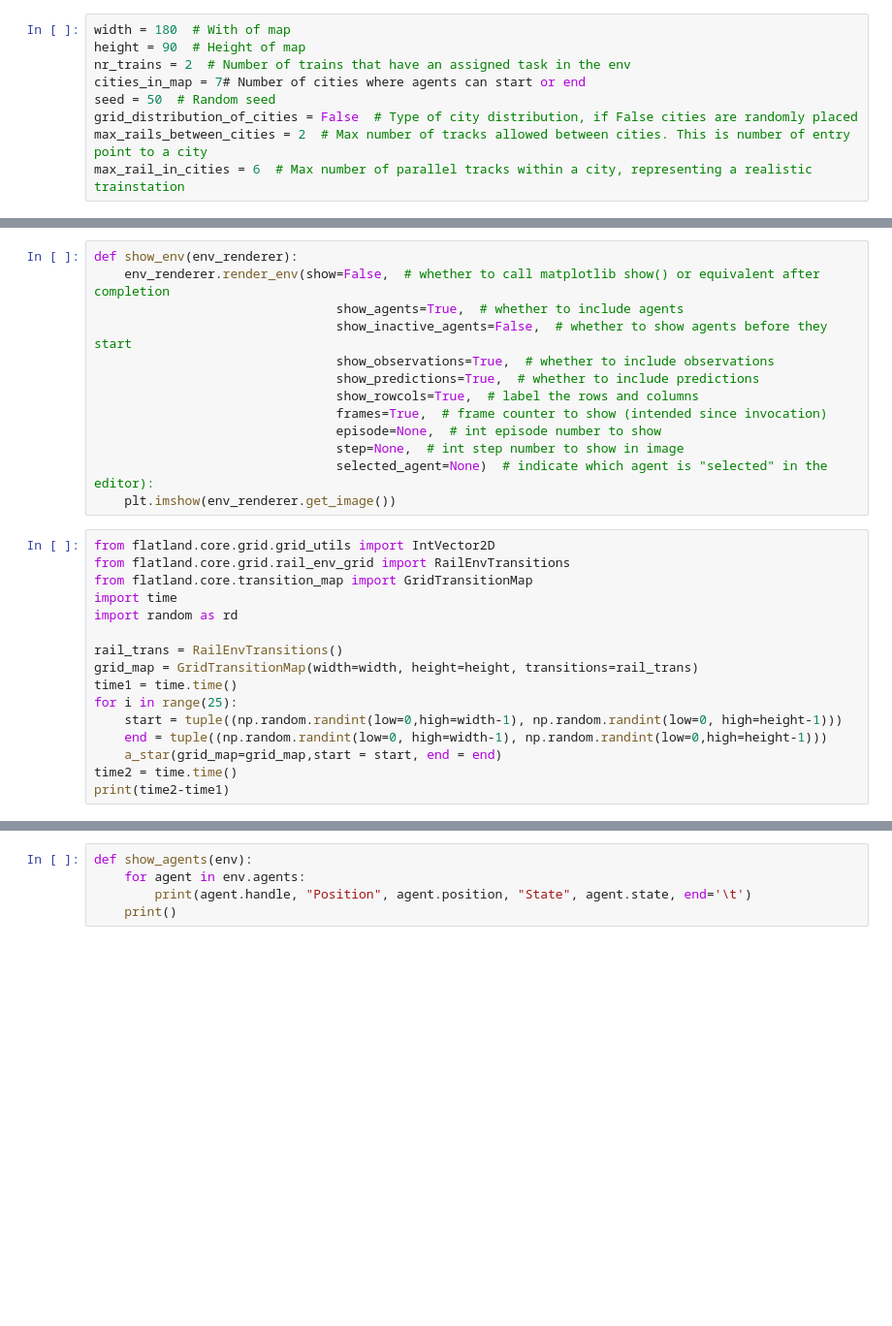
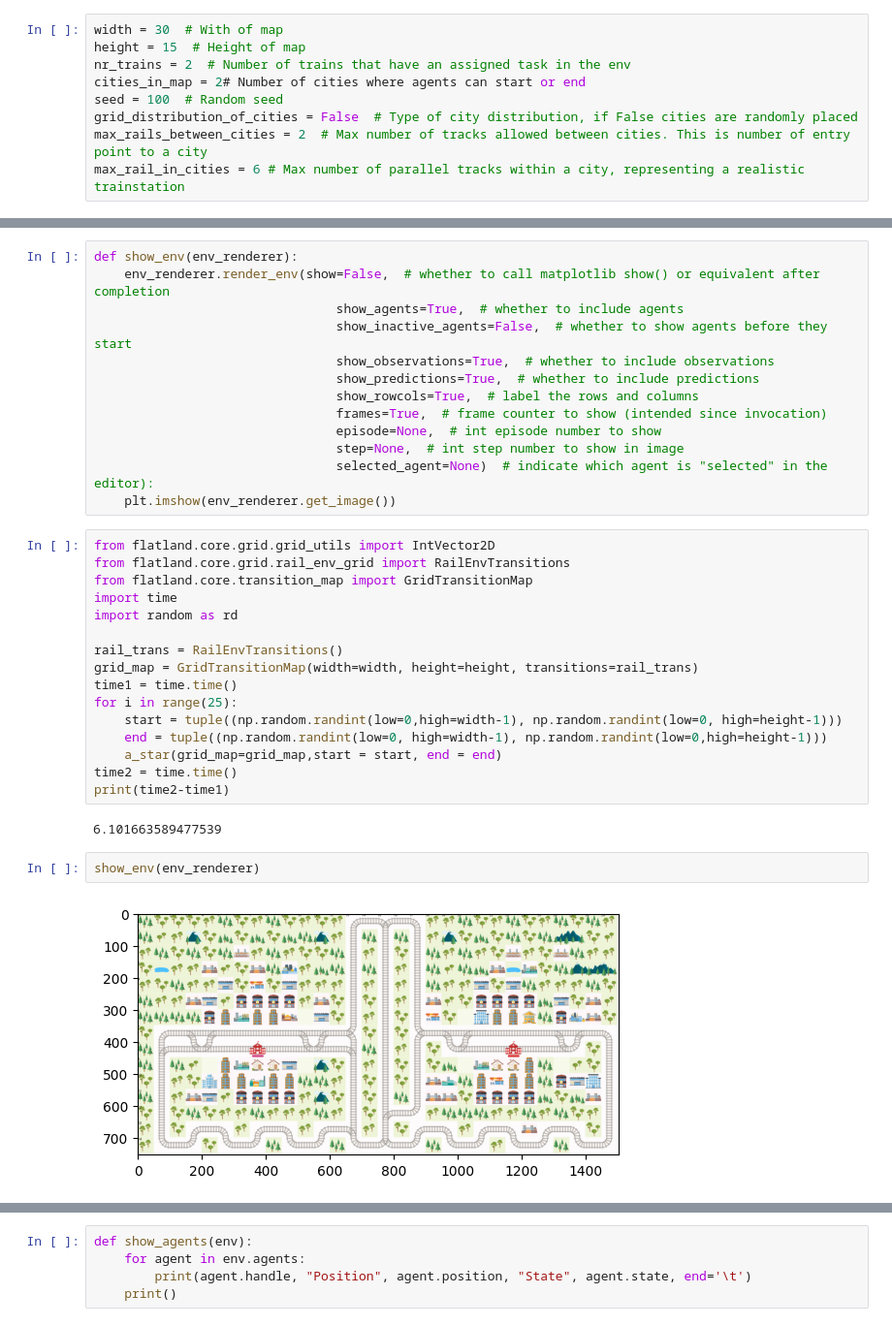
Before and after one commit to flatland-association/flatland-rl, a Jupyter notebook: notebooks/simple_env_creation.ipynb, the cells around one changed output, grey strips where cells are left out. Shown at 97% size. Saved outputs shown, nothing was run; the diff lists cells and outputs as text; blank space fills up the shorter version.

```diff
--- a/notebooks/simple_env_creation.ipynb
+++ b/notebooks/simple_env_creation.ipynb
@@ -35,14 +28,14 @@ from flatland.utils.rendertools import RenderTool, AgentRenderVariant
 
 import matplotlib.pyplot as plt
 # %%
-width = 180  # With of map
-height = 90  # Height of map
+width = 30  # With of map
+height = 15  # Height of map
 nr_trains = 2  # Number of trains that have an assigned task in the env
-cities_in_map = 7# Number of cities where agents can start or end
-seed = 50  # Random seed
+cities_in_map = 2# Number of cities where agents can start or end
+seed = 100  # Random seed
 grid_distribution_of_cities = False  # Type of city distribution, if False cities are randomly placed
 max_rails_between_cities = 2  # Max number of tracks allowed between cities. This is number of entry point to a city
-max_rail_in_cities = 6  # Max number of parallel tracks within a city, representing a realistic trainstation
+max_rail_in_cities = 6 # Max number of parallel tracks within a city, representing a realistic trainstation
 # %%
 rail_generator = sparse_rail_generator(max_num_cities=cities_in_map,
                                        seed=seed,
@@ -159,6 +170,12 @@ for i in range(25):
     a_star(grid_map=grid_map,start = start, end = end)
 time2 = time.time()
 print(time2-time1)
+# %% [output]
+6.101663589477539
+# %%
+show_env(env_renderer)
+# %% [output]
+[figure, added]
 # %%
 print("Initial positions",  [a.initial_position for a in env.agents])
 print("Initial directions", [a.initial_direction for a in env.agents])
```
Also changed, not shown: parts of 7 cells of this notebook, 3 other files.
